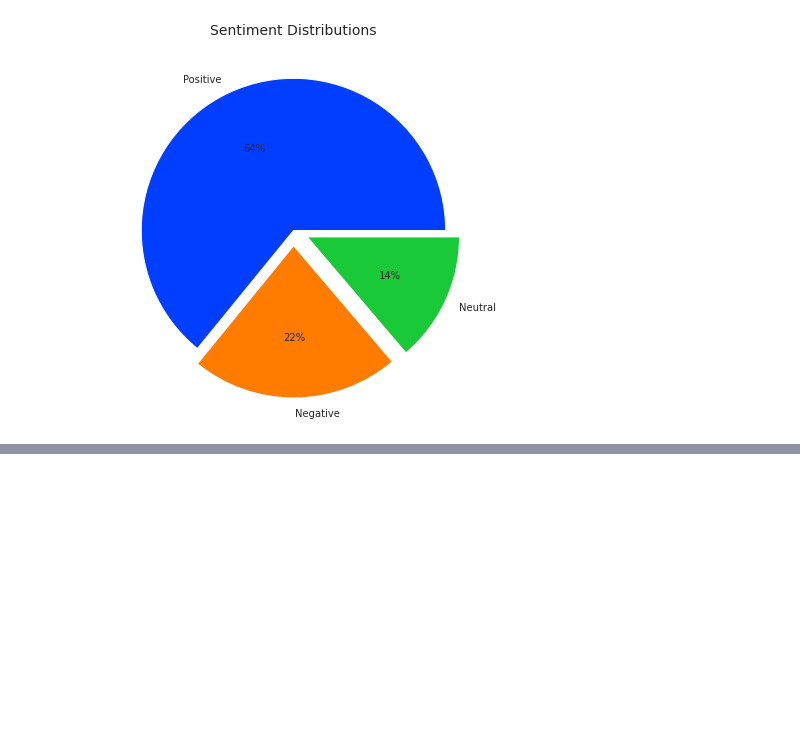
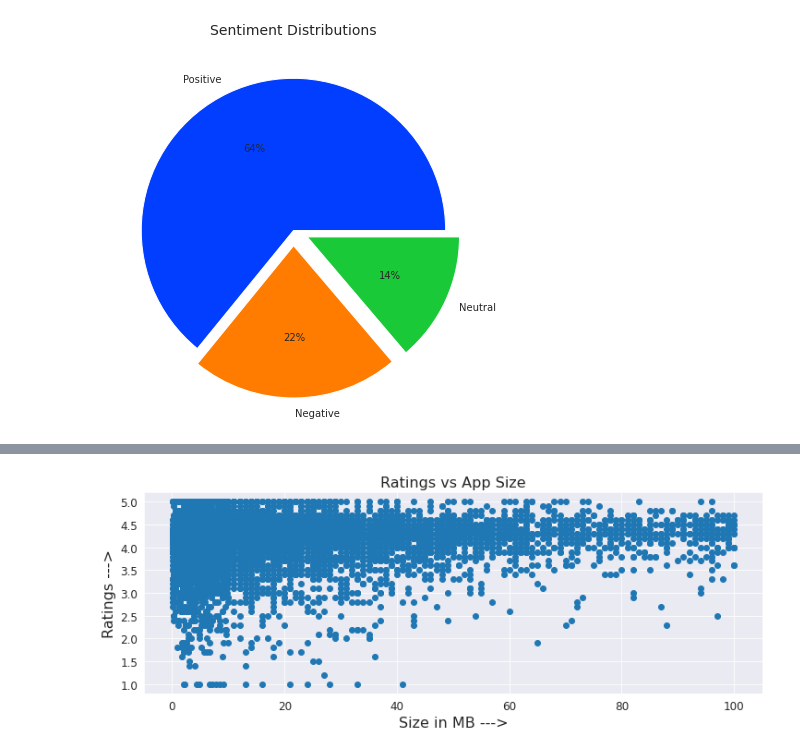
Before and after one commit to AshboyOP/Playstore-Apps-Review-Analysis, a Jupyter notebook: PlaystoreAppsReviewAnalysis.ipynb, the cells around one changed output, grey strips where cells are left out. Cells and saved outputs as stored; diff of their text form; code cells hidden in the pictures; blank space fills up the shorter version.

```diff
--- a/PlaystoreAppsReviewAnalysis.ipynb
+++ b/PlaystoreAppsReviewAnalysis.ipynb
@@ -629,0 +695,11 @@ plt.show()
+# %%
+plt.figure(figsize=(12, 4))
+plt.scatter(df1['Size'], df1['Rating'])
+plt.title('Ratings vs App Size', fontsize=16)
+plt.xlabel('Size in MB --->', fontsize=16)
+plt.ylabel('Ratings --->', fontsize=16)
+plt.xticks(fontsize=12)
+plt.yticks(fontsize=12)
+plt.show()
+# %% [output]
+[figure, added]
```
Also changed, not shown: parts of 22 cells of this notebook.
